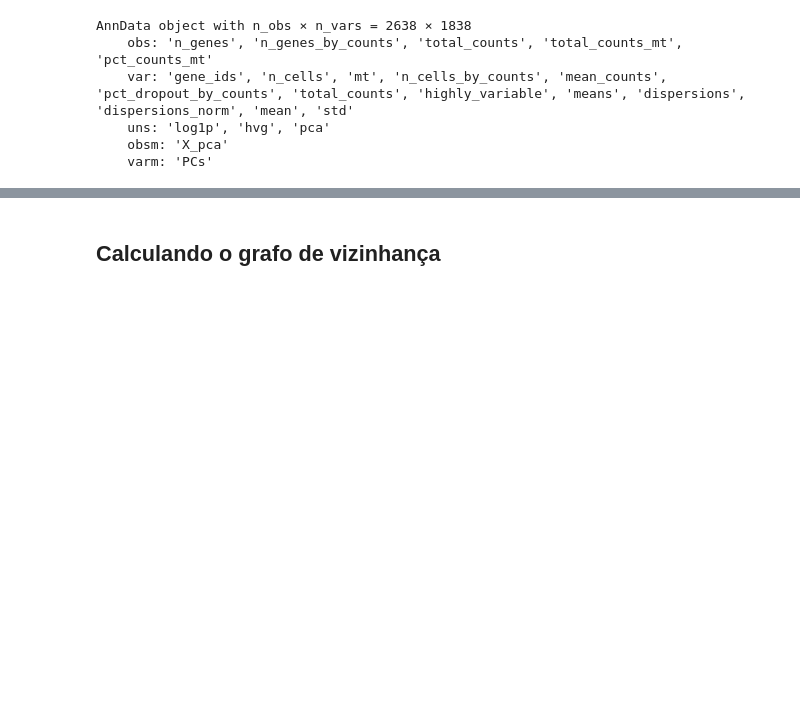
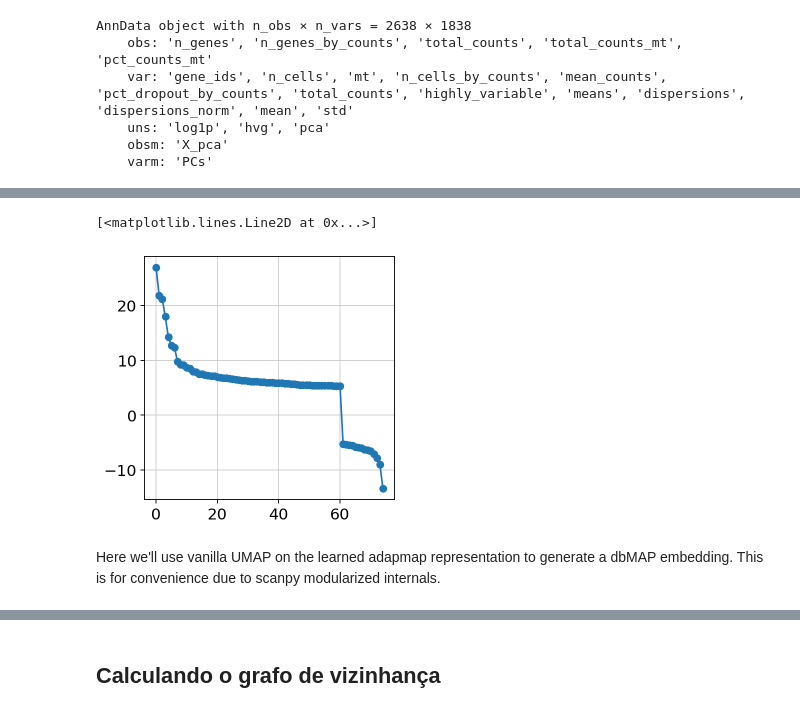
Before and after one commit to OCRC/TreinamentoSingleCell, a Jupyter notebook: pbmc3k.ipynb, the cells around one changed output, grey strips where cells are left out. Drawn from its saved outputs; the diff is of its cells as text; code cells hidden in the pictures; blank space fills up the shorter version.

```diff
--- a/pbmc3k.ipynb
+++ b/pbmc3k.ipynb
@@ -259,0 +295,8 @@ AnnData object with n_obs × n_vars = 2638 × 1838
+# %%
+import matplotlib.pyplot as plt
+plt.plot(range(0, len(res['EigenValues'])), res['EigenValues'], marker='o')
+# %% [output]
+[<matplotlib.lines.Line2D at 0x...>]
+[figure, added]
+# %% [markdown]
+Here we'll use vanilla UMAP on the learned adapmap representation to generate a dbMAP embedding. This is for convenience due to scanpy modularized internals.
```
Also changed, not shown: parts of 23 cells of this notebook.
